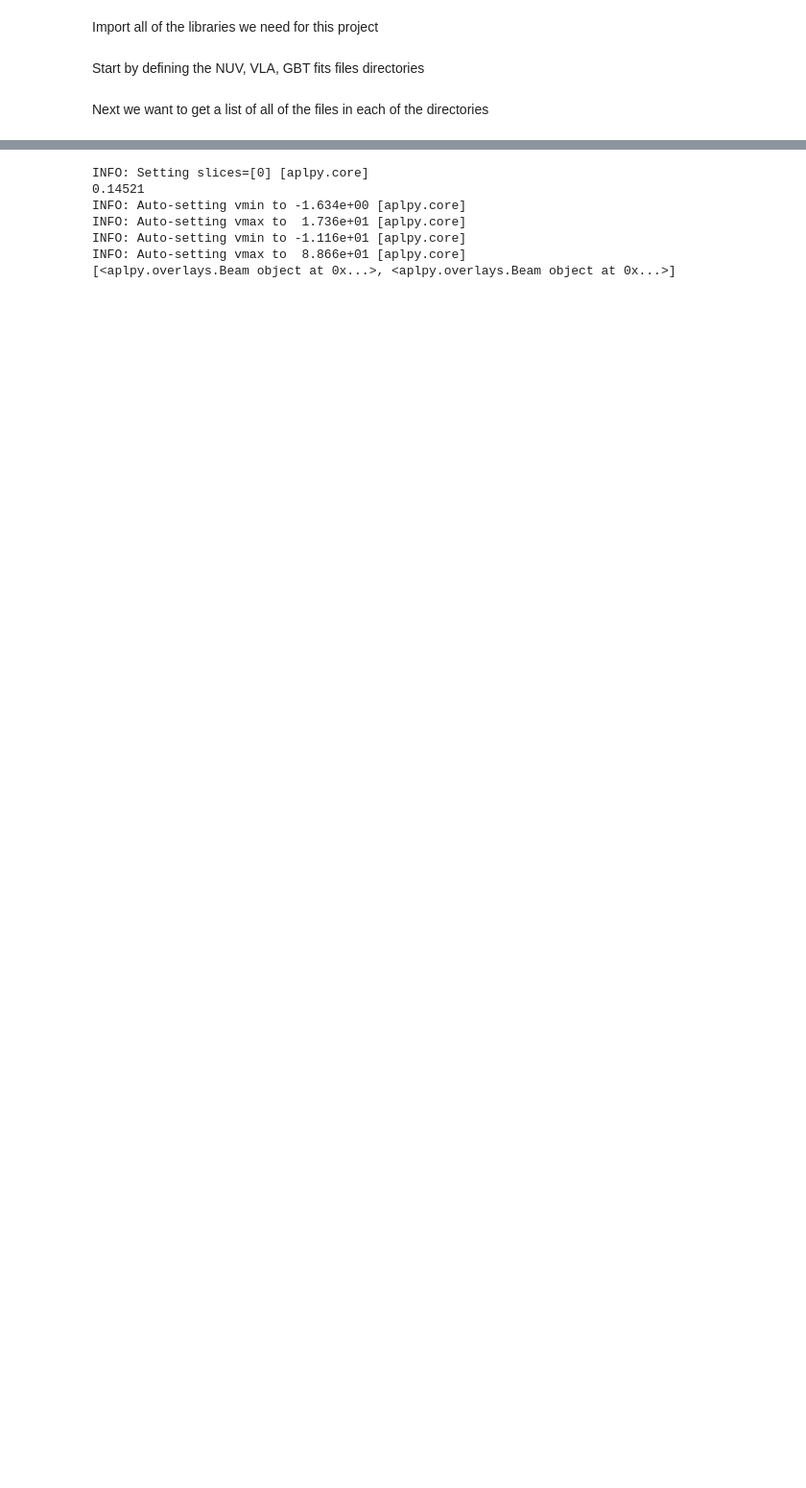
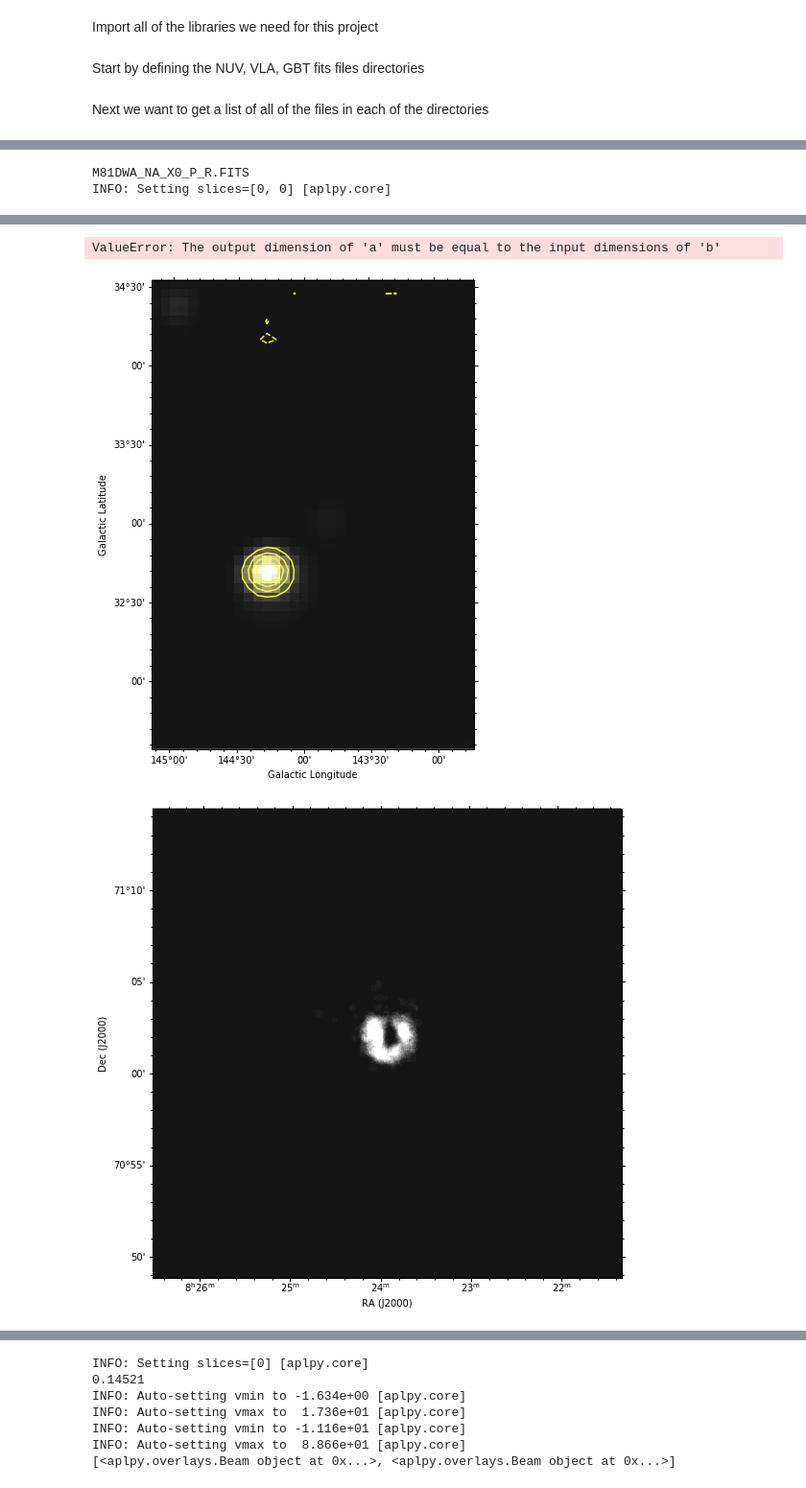
Before and after one commit to lrhunt/STARBIRDS, a Jupyter notebook: Make_Contour_Plots.ipynb, the cells around one changed output, grey strips where cells are left out. Shown at 96% size. Saved outputs shown, nothing was run; the diff lists cells and outputs as text; code cells hidden in the pictures; blank space fills up the shorter version.

```diff
--- a/Make_Contour_Plots.ipynb
+++ b/Make_Contour_Plots.ipynb
@@ -27,0 +68,24 @@ VLA_TO_GBT_DICT={'DDO165_NA_X0_P_R.FITS':'D165_GBT_OLD_mom0_copy.fits','DDO187_N
+# %%
+for VLA_FILE in VLA_TO_GBT_DICT:
+    print(VLA_FILE)
+    gc=apl.FITSFigure(GBT_DIR+VLA_TO_GBT_DICT[VLA_FILE])
+    plt.rcParams['axes.facecolor']='black'
+    gd=apl.FITSFigure(VLA_DIR+VLA_FILE)
+#    gd.recenter(gd.pixel2world(512,512)[0],gd.pixel2world(512,512)[1],radius=0.5)
+#    hdu=ap.io.fits.open(GBT_DIR+VLA_TO_GBT_DICT[VLA_FILE])
+    gc.show_grayscale()
+    gd.show_grayscale()
+    gc.show_contour(GBT_DIR+VLA_TO_GBT_DICT[VLA_FILE],colors='yellow')
+    gd.show_contour()
+#    gd.add_beam()
+#    gd.add_beam()
+#    gd.beam[1].set_major(float(hdu[0].header['BMAJ']))
+#    gd.beam[1].set_minor(float(hdu[0].header['BMIN']))
+#    gd.beam[1].set_angle(float(hdu[0].header['BPA']))
+#    gd.beam[1].set_color('yellow')
+#    gd.beam[1].set_corner('bottom right')
+#    gd.beam[0].show()
+    gd.set_title(VLA_TO_GBT_DICT[VLA_FILE])
+# %% [output]
+M81DWA_NA_X0_P_R.FITS
+INFO: Setting slices=[0, 0] [aplpy.core]
@@ -28,2 +98,5 @@ VLA_TO_GBT_DICT={'DDO165_NA_X0_P_R.FITS':'D165_GBT_OLD_mom0_copy.fits','DDO187_N
+ValueError: The output dimension of 'a' must be equal to the input dimensions of 'b'
+[figure, added]
+[figure, added]
 # %%
 for VLA_FILE in VLA_TO_GBT_DICT:
```
Also changed, not shown: parts of 9 cells of this notebook, 3 other files.
